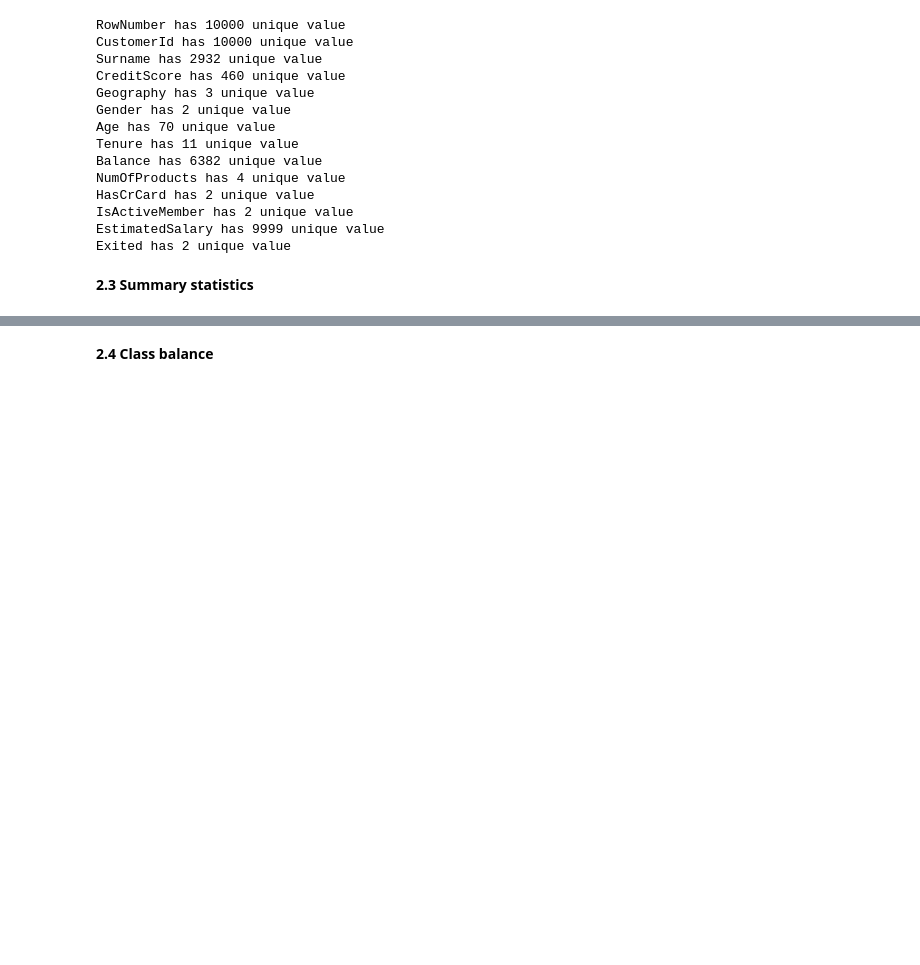
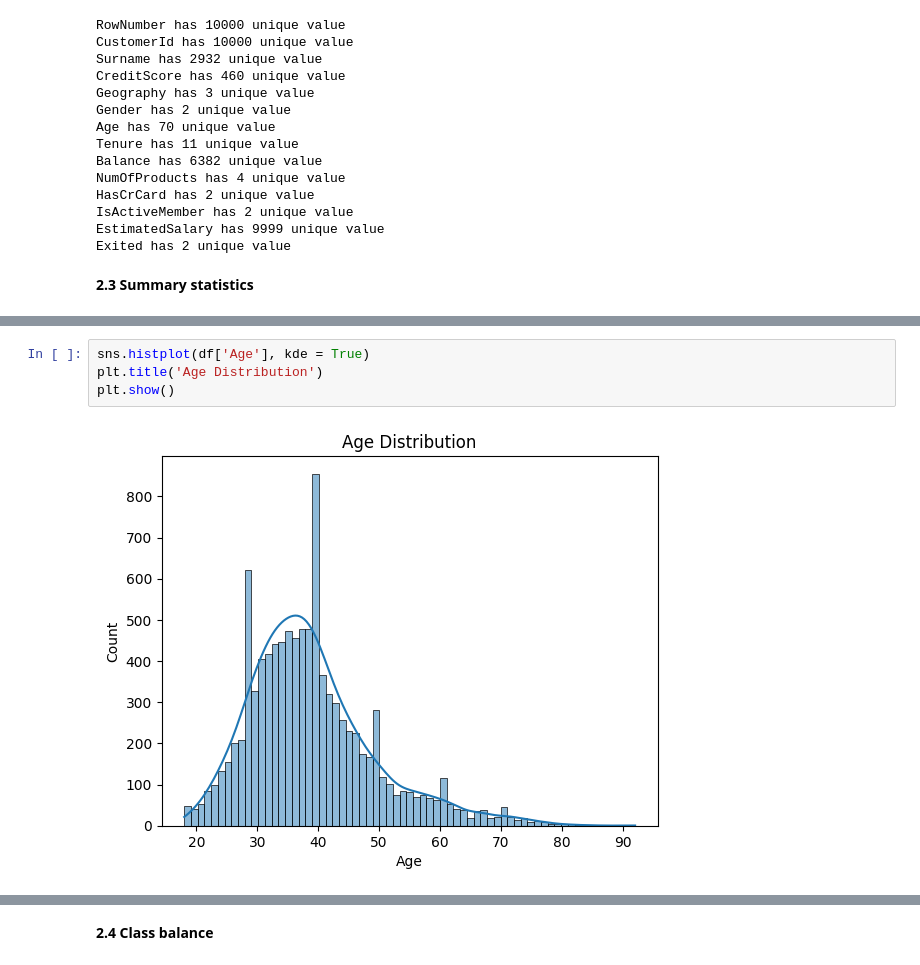
Before and after one commit to NhaDAlvarado/Data_Analysis-Portfolio, a Jupyter notebook: Churn_Analysis/python_analysis.ipynb, the cells around one changed output, grey strips where cells are left out. Drawn from its saved outputs; the diff is of its cells as text; blank space fills up the shorter version.

```diff
--- a/Churn_Analysis/python_analysis.ipynb
+++ b/Churn_Analysis/python_analysis.ipynb
@@ -95,0 +96,6 @@ Exited has 2 unique value
+# %%
+sns.histplot(df['Age'], kde = True)
+plt.title('Age Distribution')
+plt.show()
+# %% [output]
+[figure, added]
```
Also changed, not shown: parts of 9 cells of this notebook.
